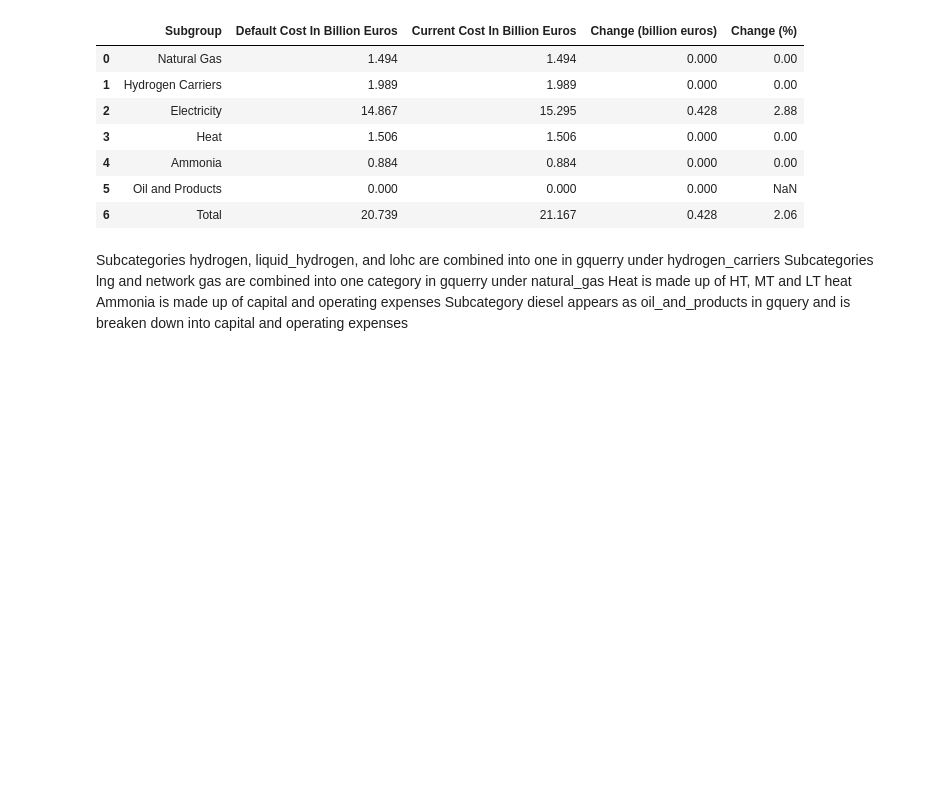
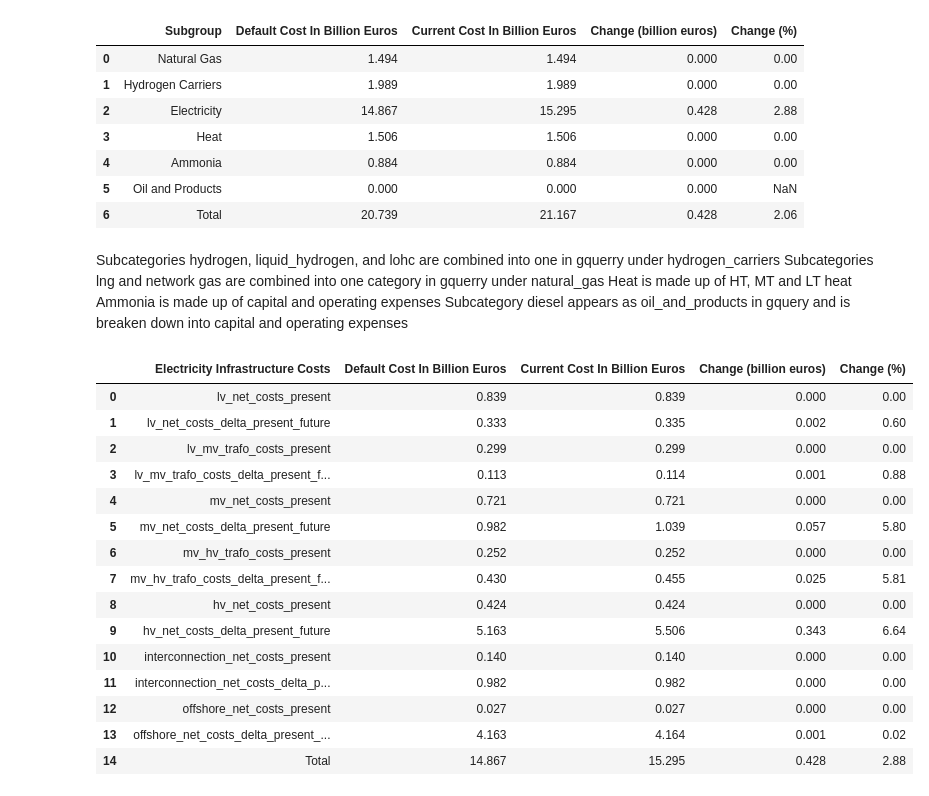
Before and after one commit to zazaferjancsik/ETMCosts, a Jupyter notebook: etmcosts.ipynb, the cells around one changed output. Drawn from its saved outputs; the diff is of its cells as text; code cells hidden in the pictures; blank space fills up the shorter version.

Commit message:
Started working on comparison between unlimited scenarios

```diff
--- a/etmcosts.ipynb
+++ b/etmcosts.ipynb
@@ -5,8 +5,10 @@ import plotly.express as px
 import plotly.graph_objects as go
 # %%
 d_costdata = pd.read_csv('costs_parameters_nbnlscenariokm.csv')
-c_costdata = pd.read_csv('costs_parameters_10pincrease.csv')
+c10_costdata = pd.read_csv('costs_parameters_10pincrease.csv')
+c5_costdata = pd.read_csv('costs_parameters_5pincrease.csv')
 
-scenarios = [d_costdata, c_costdata]
+
+scenarios = [d_costdata, c5_costdata, c10_costdata]
 # %%
 #Overview of the Costs for each Group
@@ -125,3 +142,52 @@ Subcategories lng and network gas are combined into one category in gquerry unde
 Heat is made up of HT, MT and LT heat
 Ammonia is made up of capital and operating expenses
 Subcategory diesel appears as oil_and_products in gquery and is breaken down into capital and operating expenses
+# %%
+for scenario in scenarios:
+    electricity_scenario = scenario[scenario['Group']=="costs_infrastructure"]
+    electricity_scenario = electricity_scenario[electricity_scenario['Subgroup']=="electricity"]
+
+    if scenario.equals(d_costdata):
+        electricity_dict = {
+            'Electricity Infrastructure Costs' : electricity_scenario['Key'].tolist(),
+            'Default Cost In Billion Euros': electricity_scenario['Total costs (eur)'].tolist()
+        }
+        electricity_infcosts = pd.DataFrame(electricity_dict)
+    else:
+        electricity_dict =  {
+            'Electricity Infrastructure Costs' : electricity_scenario['Key'].tolist(),
+            'Current Cost In Billion Euros': electricity_scenario['Total costs (eur)'].tolist()
+        }
+        electricity_infcosts_current = pd.DataFrame(electricity_dict)
+        electricity_infcosts = electricity_infcosts.merge(electricity_infcosts_current, how='inner', on='Electricity Infrastructure Costs')
+
+total_df = pd.DataFrame(
+    {'Electricity Infrastructure Costs': ['Total'],
+     'Default Cost In Billion Euros': [(electricity_infcosts['Default Cost In Billion Euros'].sum()/1000000000).round(3)],
+     'Current Cost In Billion Euros': [(electricity_infcosts['Current Cost In Billion Euros'].sum()/1000000000).round(3)]
+                         }
+                         )
+electricity_infcosts['Default Cost In Billion Euros'] = (electricity_infcosts['Default Cost In Billion Euros']/1000000000).round(3)
+electricity_infcosts['Current Cost In Billion Euros'] = (electricity_infcosts['Current Cost In Billion Euros']/1000000000).round(3)
+electricity_infcosts = pd.concat([electricity_infcosts, total_df], ignore_index=True)
+electricity_infcosts['Change (billion euros)'] = (electricity_infcosts['Current Cost In Billion Euros'] - electricity_infcosts['Default Cost In Billion Euros']).round(3)
+electricity_infcosts['Change (%)'] = ((electricity_infcosts['Change (billion euros)']/electricity_infcosts['Default Cost In Billion Euros'])*100).round(2)
+
+electricity_infcosts
+# %% [output]
+|  | Electricity Infrastructure Costs | Default Cost In Billion Euros | Current Cost In Billion Euros | Change (billion euros) | Change (%) |
+| 0 | lv_net_costs_present | 0.839 | 0.839 | 0.000 | 0.00 |
+| 1 | lv_net_costs_delta_present_future | 0.333 | 0.335 | 0.002 | 0.60 |
+| 2 | lv_mv_trafo_costs_present | 0.299 | 0.299 | 0.000 | 0.00 |
+| 3 | lv_mv_trafo_costs_delta_present_f... | 0.113 | 0.114 | 0.001 | 0.88 |
+| 4 | mv_net_costs_present | 0.721 | 0.721 | 0.000 | 0.00 |
+| 5 | mv_net_costs_delta_present_future | 0.982 | 1.039 | 0.057 | 5.80 |
+| 6 | mv_hv_trafo_costs_present | 0.252 | 0.252 | 0.000 | 0.00 |
+| 7 | mv_hv_trafo_costs_delta_present_f... | 0.430 | 0.455 | 0.025 | 5.81 |
+| 8 | hv_net_costs_present | 0.424 | 0.424 | 0.000 | 0.00 |
+| 9 | hv_net_costs_delta_present_future | 5.163 | 5.506 | 0.343 | 6.64 |
+| 10 | interconnection_net_costs_present | 0.140 | 0.140 | 0.000 | 0.00 |
+| 11 | interconnection_net_costs_delta_p... | 0.982 | 0.982 | 0.000 | 0.00 |
+| 12 | offshore_net_costs_present | 0.027 | 0.027 | 0.000 | 0.00 |
+| 13 | offshore_net_costs_delta_present_... | 4.163 | 4.164 | 0.001 | 0.02 |
+| 14 | Total | 14.867 | 15.295 | 0.428 | 2.88 |
```
Also changed, not shown: parts of 2 cells of this notebook.
